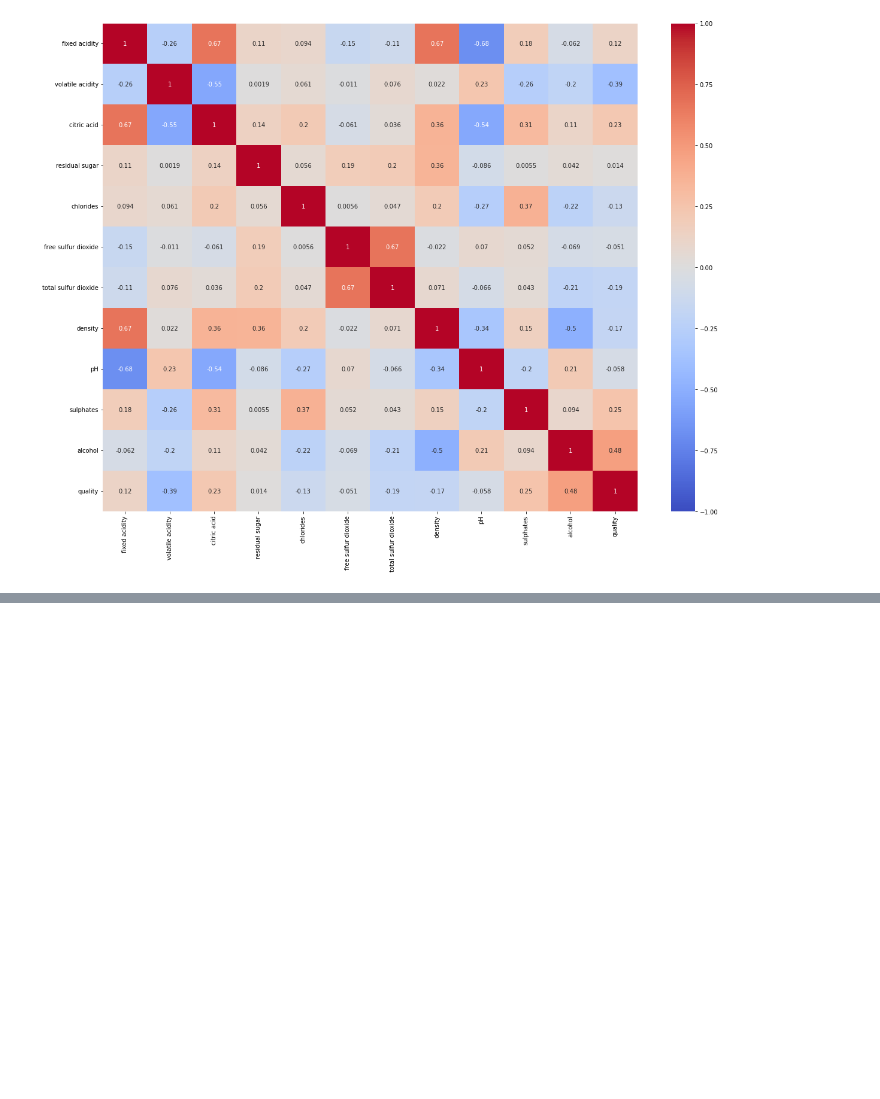
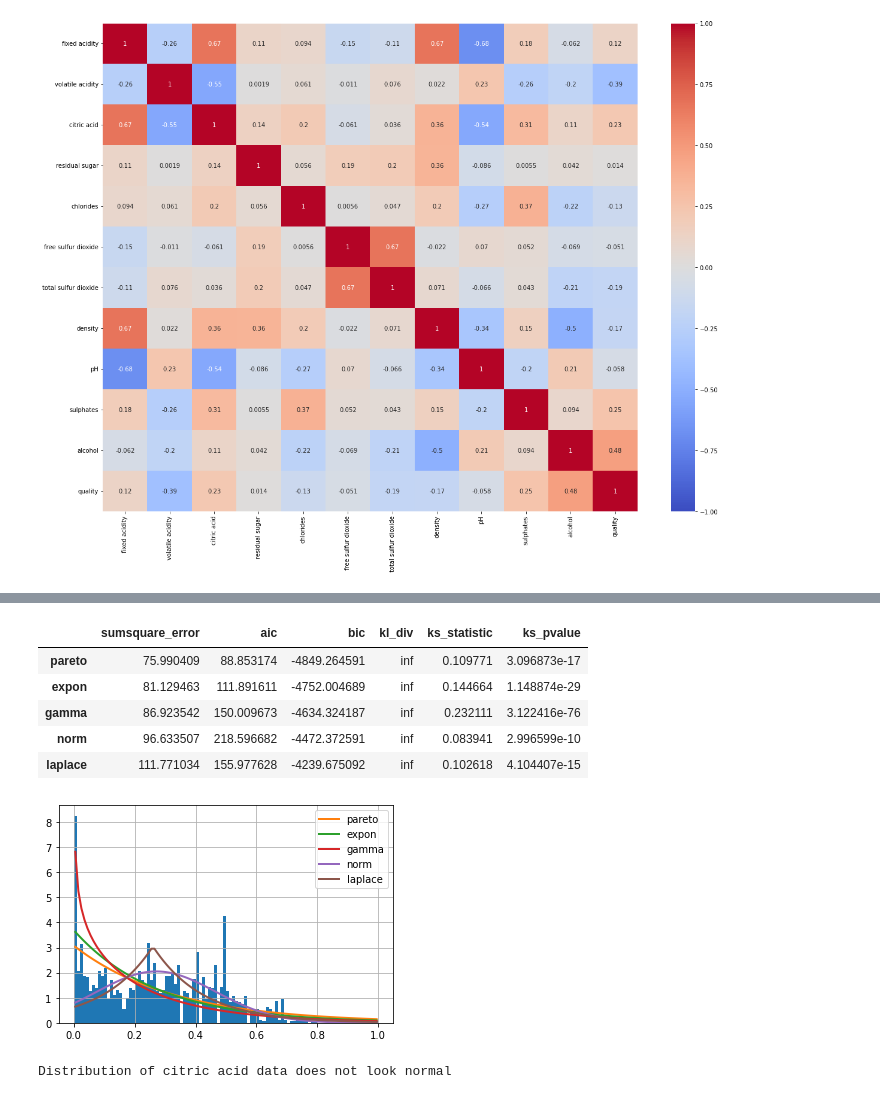
Before and after one commit to BreeTree/progda2022, a Jupyter notebook: assignment/PROGDAassignment.ipynb, the cells around one changed output, grey strips where cells are left out. Drawn from its saved outputs; the diff is of its cells as text; code cells hidden in the pictures; blank space fills up the shorter version.

Commit message:
'project_1_sub'

```diff
--- a/assignment/PROGDAassignment.ipynb
+++ b/assignment/PROGDAassignment.ipynb
@@ -191,15 +171,0 @@ LinearRegression()
-# %%
-# check distribution of variables
-plt.rc("grid", linestyle = "dotted", color = "gray", alpha = 0.7) # configure plot appearance, grids, dotted lines, colour of lines and transparency
-plt.grid() # set grid lines
-ax = sns.histplot(data = df, # take values from data frame
-                        x = "alcohol", # set x-axis values
-                         hue = "quality", # group by species to give multiple plots on one histogram
-                         kde = True, # include KDE analysis
-                         bins = 25,  # number of bins
-                         element = "bars") # style of histogram bins
-ax.set_xlabel("x", fontsize = 10) # set x-axis label
-plt.title("x", weight = "bold") # set plot title
-plt.show()
-# code adapted from https://github.com/BreeTree/pands-project/blob/main/analysis.py
-# https://www.geeksforgeeks.org/wine-quality-prediction-machine-learning/ for alternative code to review varilable distribution code
@@ -207,0 +174,4 @@ plt.show()
+# %%
+# split df into individual variables to examine distribution
+citric_acid = df.loc[:, 'citric acid']
+citric_acid
@@ -207,0 +191,34 @@ plt.show()
+# %%
+# Check likely distribution for citric acid
+from scipy import stats
+
+from fitter import Fitter, get_common_distributions, get_distributions
+
+# https://medium.com/the-researchers-guide/finding-the-best-distribution-that-fits-your-data-using-pythons-fitter-library-319a5a0972e9
+
+f = Fitter(citric_acid, distributions=['norm','laplace','pareto','gamma','expon'])
+
+f.fit()
+f.summary()
+# %% [output]
+|  | sumsquare_error | aic | bic | kl_div | ks_statistic | ks_pvalue |
+| pareto | 75.990409 | 88.853174 | -4849.264591 | inf | 0.109771 | 3.096873e-17 |
+| expon | 81.129463 | 111.891611 | -4752.004689 | inf | 0.144664 | 1.148874e-29 |
+| gamma | 86.923542 | 150.009673 | -4634.324187 | inf | 0.232111 | 3.122416e-76 |
+| norm | 96.633507 | 218.596682 | -4472.372591 | inf | 0.083941 | 2.996599e-10 |
+| laplace | 111.771034 | 155.977628 | -4239.675092 | inf | 0.102618 | 4.104407e-15 |
+[figure, added]
+# %%
+# normality test for citric acid
+from numpy.random import randn
+from scipy.stats import shapiro
+
+stat, p = shapiro(citric_acid)
+alpha = 0.05
+if p > alpha:
+ print('Distribution of citric acid data looks normal')
+else:
+ print('Distribution of citric acid data does not look normal')
+#https://machinelearningmastery.com/a-gentle-introduction-to-normality-tests-in-python/
+# %% [output]
+Distribution of citric acid data does not look normal
```
Also changed, not shown: parts of 36 cells of this notebook, 2 other files.
